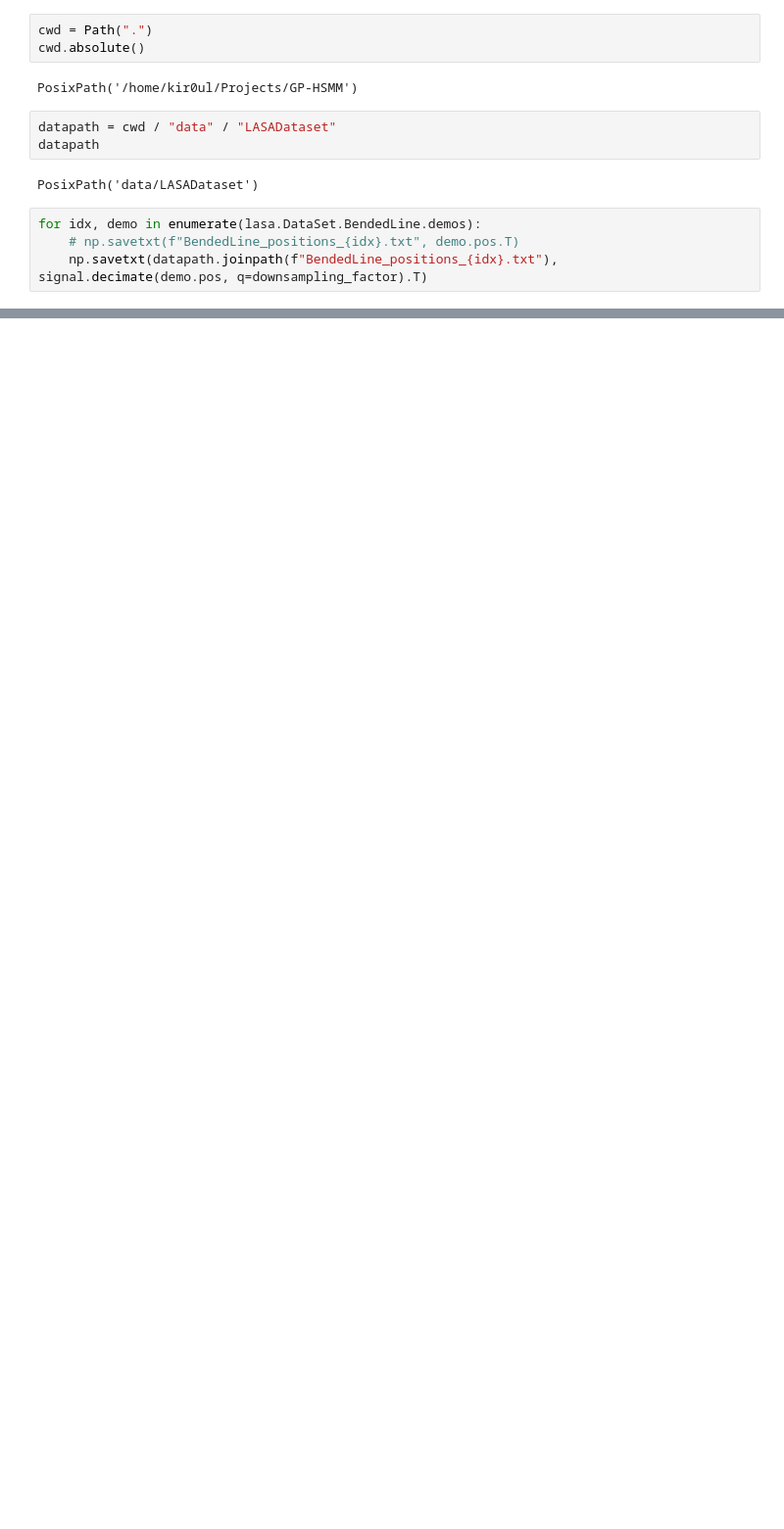
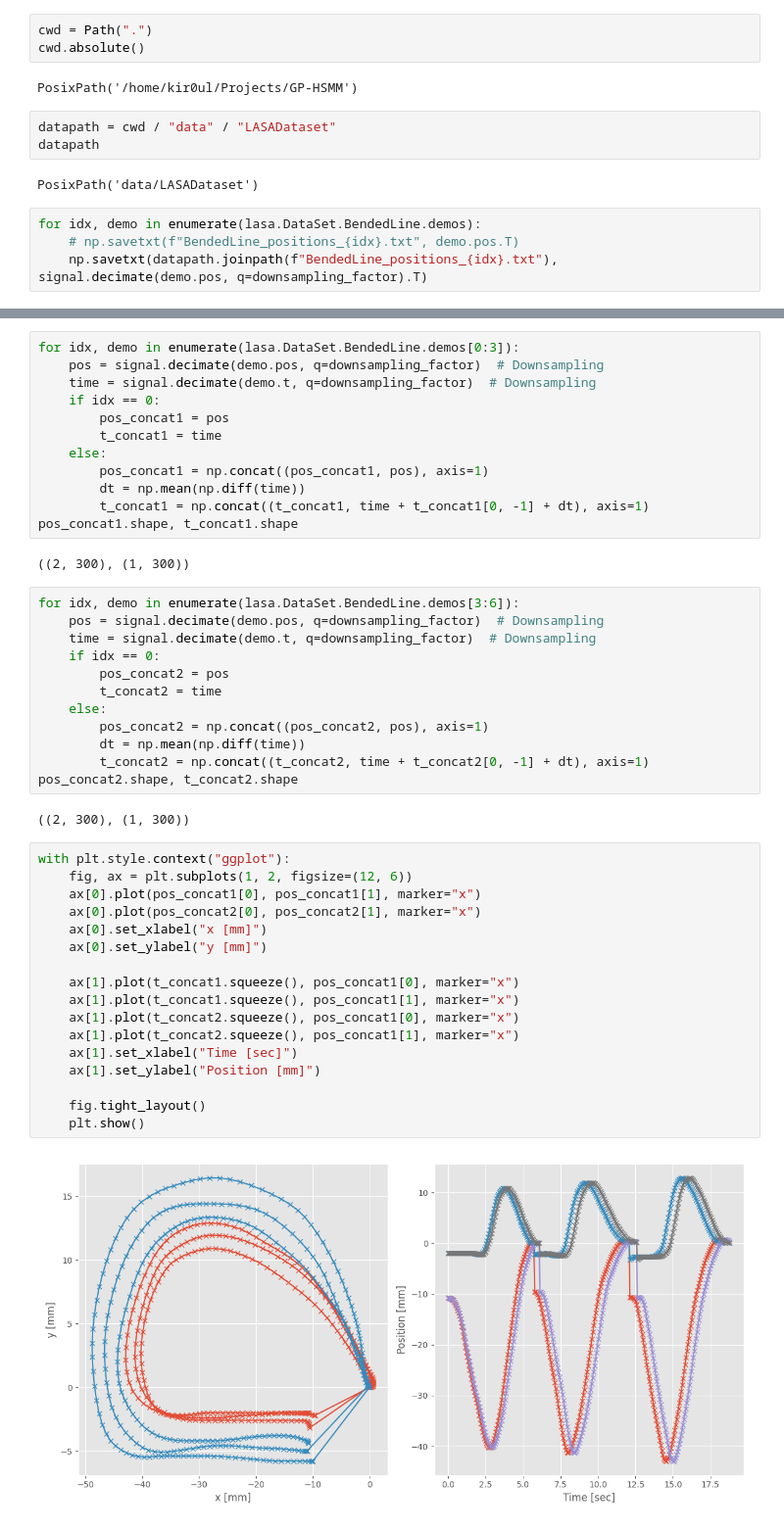
Before and after one commit to kir0ul/GP-HSMM, a Jupyter notebook: lasa.ipynb, the cells around one changed output, grey strips where cells are left out. Shown at 98% size. Cells and saved outputs as stored; diff of their text form; blank space fills up the shorter version.

Commit message:
Run on concatenated LASA + small fixes

```diff
--- a/lasa.ipynb
+++ b/lasa.ipynb
@@ -137,0 +152,47 @@ for idx, demo in enumerate(lasa.DataSet.BendedLine.demos):
+# %%
+for idx, demo in enumerate(lasa.DataSet.BendedLine.demos[0:3]):
+    pos = signal.decimate(demo.pos, q=downsampling_factor)  # Downsampling
+    time = signal.decimate(demo.t, q=downsampling_factor)  # Downsampling
+    if idx == 0:
+        pos_concat1 = pos
+        t_concat1 = time
+    else:
+        pos_concat1 = np.concat((pos_concat1, pos), axis=1)
+        dt = np.mean(np.diff(time))
+        t_concat1 = np.concat((t_concat1, time + t_concat1[0, -1] + dt), axis=1)
+pos_concat1.shape, t_concat1.shape
+# %% [output]
+((2, 300), (1, 300))
+# %%
+for idx, demo in enumerate(lasa.DataSet.BendedLine.demos[3:6]):
+    pos = signal.decimate(demo.pos, q=downsampling_factor)  # Downsampling
+    time = signal.decimate(demo.t, q=downsampling_factor)  # Downsampling
+    if idx == 0:
+        pos_concat2 = pos
+        t_concat2 = time
+    else:
+        pos_concat2 = np.concat((pos_concat2, pos), axis=1)
+        dt = np.mean(np.diff(time))
+        t_concat2 = np.concat((t_concat2, time + t_concat2[0, -1] + dt), axis=1)
+pos_concat2.shape, t_concat2.shape
+# %% [output]
+((2, 300), (1, 300))
+# %%
+with plt.style.context("ggplot"):
+    fig, ax = plt.subplots(1, 2, figsize=(12, 6))
+    ax[0].plot(pos_concat1[0], pos_concat1[1], marker="x")
+    ax[0].plot(pos_concat2[0], pos_concat2[1], marker="x")
+    ax[0].set_xlabel("x [mm]")
+    ax[0].set_ylabel("y [mm]")
+
+    ax[1].plot(t_concat1.squeeze(), pos_concat1[0], marker="x")
+    ax[1].plot(t_concat1.squeeze(), pos_concat1[1], marker="x")
+    ax[1].plot(t_concat2.squeeze(), pos_concat1[0], marker="x")
+    ax[1].plot(t_concat2.squeeze(), pos_concat1[1], marker="x")
+    ax[1].set_xlabel("Time [sec]")
+    ax[1].set_ylabel("Position [mm]")
+
+    fig.tight_layout()
+    plt.show()
+# %% [output]
+[figure, added]
```
Also changed, not shown: parts of 11 cells of this notebook, 2 other files.
